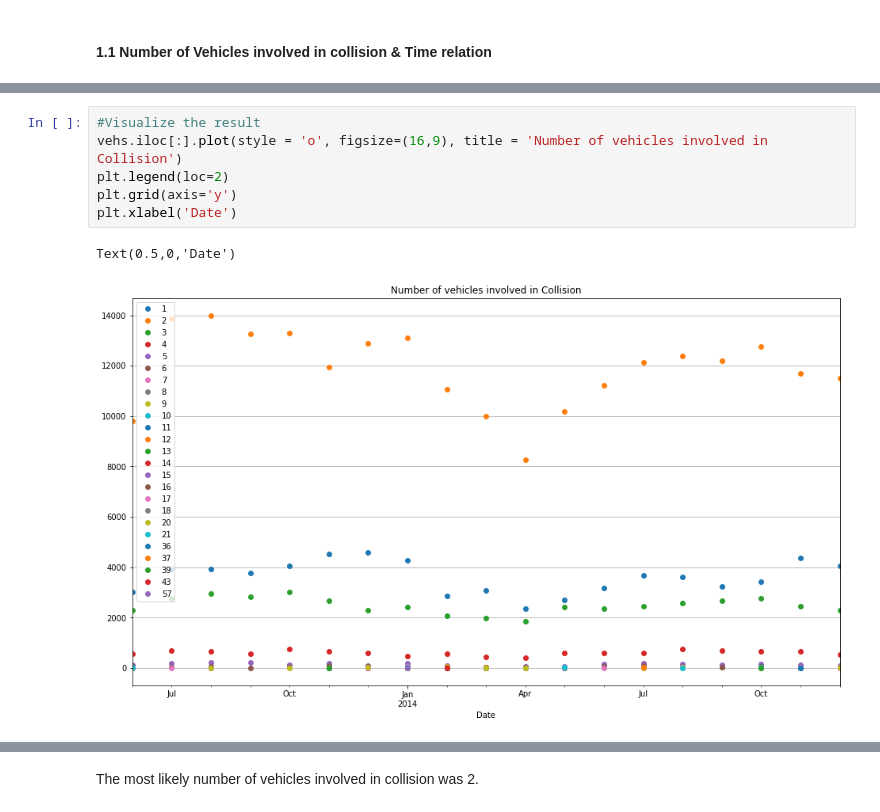
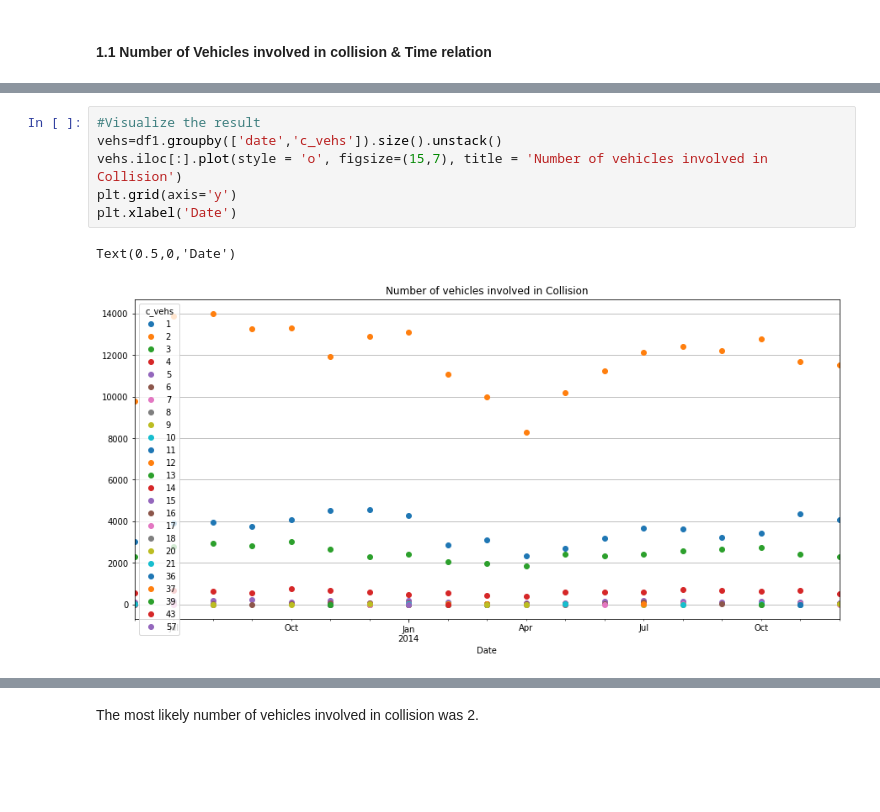
Before and after one commit to rynho/3250-G3, a Jupyter notebook: jupyterNB/Chae.ipynb, the cells around one changed output, grey strips where cells are left out. Saved outputs shown, nothing was run; the diff lists cells and outputs as text; blank space fills up the shorter version.

```diff
--- a/jupyterNB/Chae.ipynb
+++ b/jupyterNB/Chae.ipynb
@@ -114,9 +115,9 @@ vehs
 # %%
 #Visualize the result
-vehs.iloc[:].plot(style = 'o', figsize=(16,9), title = 'Number of vehicles involved in Collision')
-plt.legend(loc=2)
+vehs=df1.groupby(['date','c_vehs']).size().unstack()
+vehs.iloc[:].plot(style = 'o', figsize=(15,7), title = 'Number of vehicles involved in Collision')
 plt.grid(axis='y')
 plt.xlabel('Date')
 # %% [output]
 Text(0.5,0,'Date')
-[figure, old version]
+[figure, new version]
```
Also changed, not shown: parts of 29 cells of this notebook.
